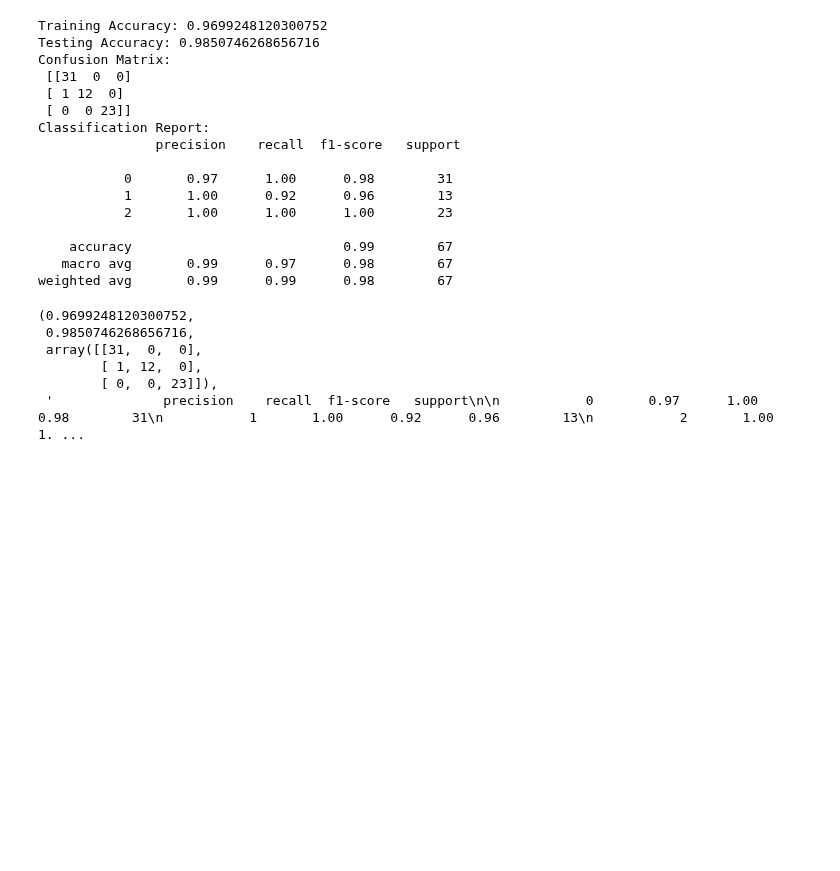
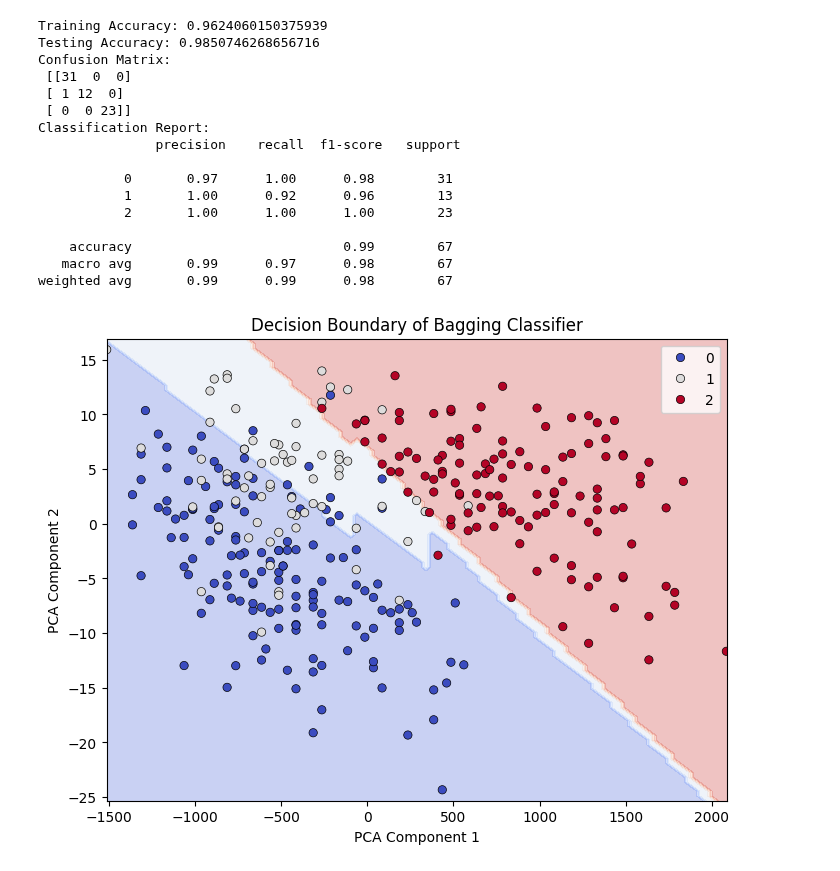
Before and after one commit to Ehtisham1053/Classification-ML-algorithms, a Jupyter notebook: Bagging_Classification.ipynb, the cells around one changed output. Cells and saved outputs as stored; diff of their text form; code cells hidden in the pictures; blank space fills up the shorter version.

```diff
--- a/Bagging_Classification.ipynb
+++ b/Bagging_Classification.ipynb
@@ -49,7 +49,7 @@ class BaggingClassifier:
         print("Confusion Matrix:\n", cm)
         print("Classification Report:\n", report)
 
-        return train_acc, test_acc, cm, report
+        # return train_acc, test_acc, cm, report
 # %%
 # Load Dataset from seaborn
 data = sns.load_dataset("penguins").dropna()
@@ -63,7 +63,7 @@ bagging_clf = BaggingClassifier(n_estimators=10, sample_size=0.8, max_depth=3)
 bagging_clf.fit(X_train, y_train)
 bagging_clf.evaluate(X_train, y_train, X_test, y_test)
 # %% [output]
-Training Accuracy: 0.9699248120300752
+Training Accuracy: 0.9624060150375939
 Testing Accuracy: 0.9850746268656716
 Confusion Matrix:
  [[31  0  0]
@@ -79,9 +79,24 @@ Classification Report:
     accuracy                           0.99        67
    macro avg       0.99      0.97      0.98        67
 weighted avg       0.99      0.99      0.98        67
-(0.9699248120300752,
- 0.9850746268656716,
- array([[31,  0,  0],
-        [ 1, 12,  0],
-        [ 0,  0, 23]]),
- '              precision    recall  f1-score   support\n\n           0       0.97      1.00      0.98        31\n           1       1.00      0.92      0.96        13\n           2       1.00      1. ...
+# %%
+# Reduce Features to 2 for Decision Boundary Plotting
+pca = PCA(n_components=2)
+X_train_pca = pca.fit_transform(X_train)
+X_test_pca = pca.transform(X_test)
+X_pca = pca.transform(X)
+# %%
+xx, yy = np.meshgrid(np.linspace(X_pca[:,0].min()-1, X_pca[:,0].max()+1, 100),
+                     np.linspace(X_pca[:,1].min()-1, X_pca[:,1].max()+1, 100))
+Z = bagging_clf.predict(pca.inverse_transform(np.c_[xx.ravel(), yy.ravel()]))
+Z = Z.reshape(xx.shape)
+
+plt.figure(figsize=(8,6))
+plt.contourf(xx, yy, Z, alpha=0.3, cmap='coolwarm')
+sns.scatterplot(x=X_pca[:,0], y=X_pca[:,1], hue=y, palette='coolwarm', edgecolor='k')
+plt.xlabel("PCA Component 1")
+plt.ylabel("PCA Component 2")
+plt.title("Decision Boundary of Bagging Classifier")
+plt.show()
+# %% [output]
+[figure, added]
```
